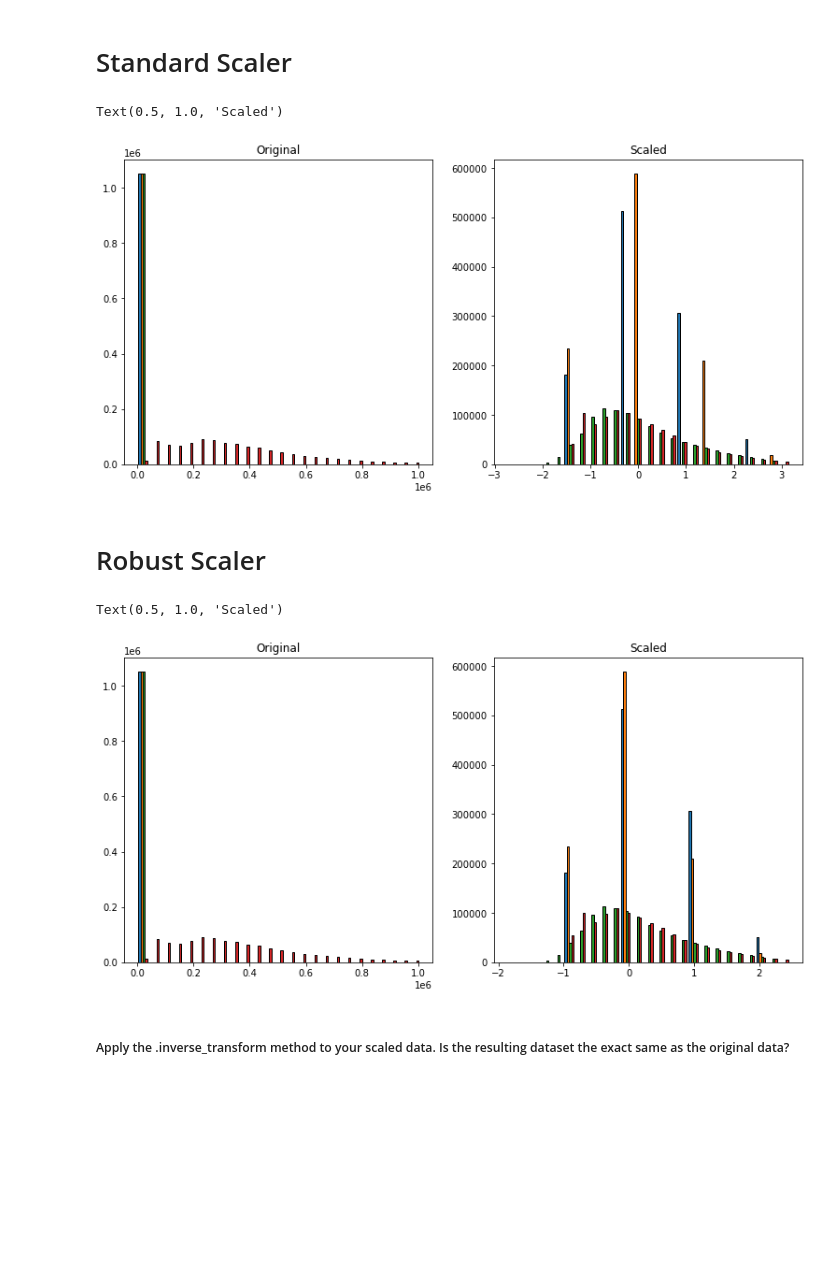
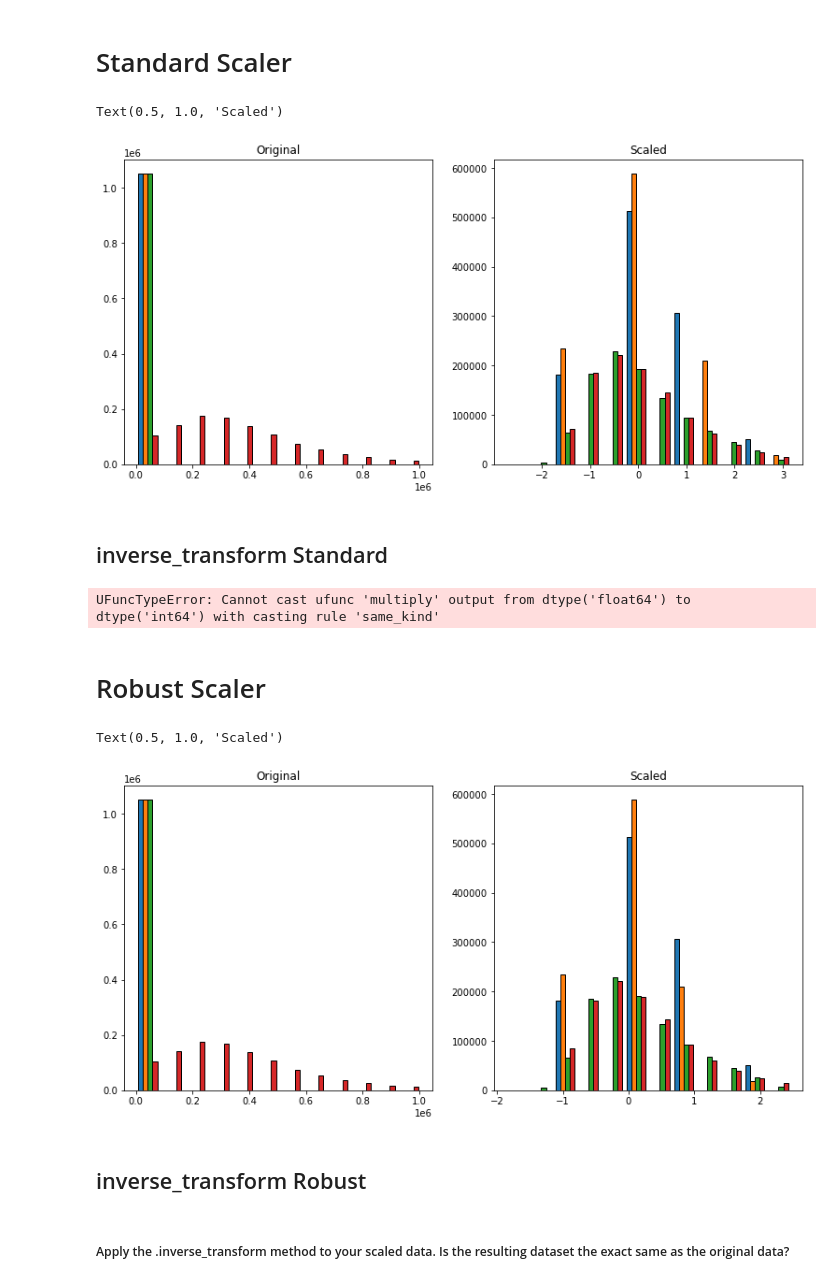
Before and after one commit to hrodjr/regression-exercises, a Jupyter notebook: scaling.ipynb, the cells around one changed output. Cells and saved outputs as stored; diff of their text form; code cells hidden in the pictures; blank space fills up the shorter version.

```diff
--- a/scaling.ipynb
+++ b/scaling.ipynb
@@ -32,6 +32,10 @@ train, validate = train_test_split(train_validate, test_size=.3, random_state=12
 #Train
 X_train = train[['bedrooms', 'bathrooms', 'square_feet', 'tax_value']]#features
 y_train = train.year
+X_validate = validate[['bedrooms', 'bathrooms', 'square_feet', 'tax_value']]#features
+y_validate = validate.year
+X_test = test[['bedrooms', 'bathrooms', 'square_feet', 'tax_value']]#features
+y_test = test.year
 # %% [markdown]
 ### Min-Max Scaling
 # %%
@@ -57,47 +83,70 @@ Text(0.5, 1.0, 'Scaled')
 # %% [markdown]
 # Standard Scaler
 # %%
-scaler = sklearn.preprocessing.StandardScaler()
+scaler = StandardScaler()
 # Note that we only call .fit with the training data,
 # but we use .transform to apply the scaling to all the data splits.
 scaler.fit(X_train)
 
 X_train_scaled = scaler.transform(X_train)
-#X_validate_scaled = scaler.transform(X_validate)
-#X_test_scaled = scaler.transform(X_test)
+X_validate_scaled = scaler.transform(X_validate)
+X_test_scaled = scaler.transform(X_test)
 
 plt.figure(figsize=(13, 6))
 plt.subplot(121)
-plt.hist(X_train, bins=25, ec='black')
+plt.hist(X_train, bins=12, ec='black')
 plt.title('Original')
 plt.subplot(122)
-plt.hist(X_train_scaled, bins=25, ec='black')
+plt.hist(X_train_scaled, bins=12, ec='black')
 plt.title('Scaled')
 # %% [output]
 Text(0.5, 1.0, 'Scaled')
-[figure, old version]
+[figure, new version]
+# %% [markdown]
+## inverse_transform Standard
+# %%
+scaler = StandardScaler()
+# Note that we only call .fit with the training data,
+# but we use .transform to apply the scaling to all the data splits.
+scaler.fit(X_train)
+
+X_train_scaled = scaler.inverse_transform(X_train)
+X_validate_scaled = scaler.inverse_transform(X_validate)
+X_test_scaled = scaler.inverse_transform(X_test)
+
+plt.figure(figsize=(13, 6))
+plt.subplot(121)
+plt.hist(X_train, bins=12, ec='black')
+plt.title('Original')
+plt.subplot(122)
+plt.hist(X_train_scaled, bins=12, ec='black')
+plt.title('Scaled')
+# %% [output]
+UFuncTypeError: Cannot cast ufunc 'multiply' output from dtype('float64') to dtype('int64') with casting rule 'same_kind'
 # %% [markdown]
 # Robust Scaler
 # %%
-scaler = sklearn.preprocessing.RobustScaler()
+scaler = RobustScaler()
 # Note that we only call .fit with the training data,
 # but we use .transform to apply the scaling to all the data splits.
 scaler.fit(X_train)
 
 X_train_scaled = scaler.transform(X_train)
-#X_validate_scaled = scaler.transform(X_validate)
-#X_test_scaled = scaler.transform(X_test)
+X_validate_scaled = scaler.transform(X_validate)
+X_test_scaled = scaler.transform(X_test)
 
 plt.figure(figsize=(13, 6))
 plt.subplot(121)
-plt.hist(X_train, bins=25, ec='black')
+plt.hist(X_train, bins=12, ec='black')
 plt.title('Original')
 plt.subplot(122)
-plt.hist(X_train_scaled, bins=25, ec='black')
+plt.hist(X_train_scaled, bins=12, ec='black')
 plt.title('Scaled')
 # %% [output]
 Text(0.5, 1.0, 'Scaled')
-[figure, old version]
+[figure, new version]
+# %% [markdown]
+## inverse_transform Robust
 # %% [markdown]
 ##### Apply the .inverse_transform method to your scaled data. Is the resulting dataset the exact same as the original data?
 # %%
```
Also changed, not shown: parts of 9 cells of this notebook.
